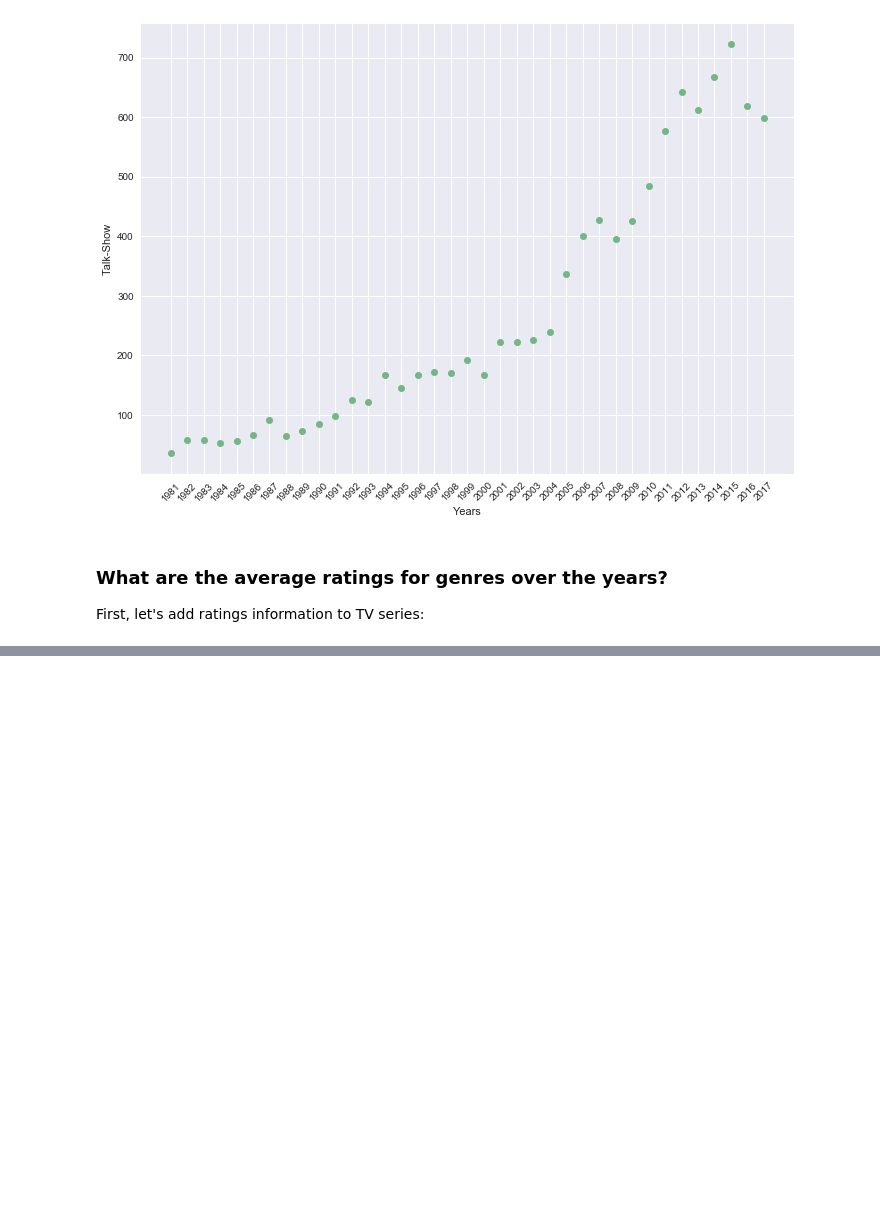
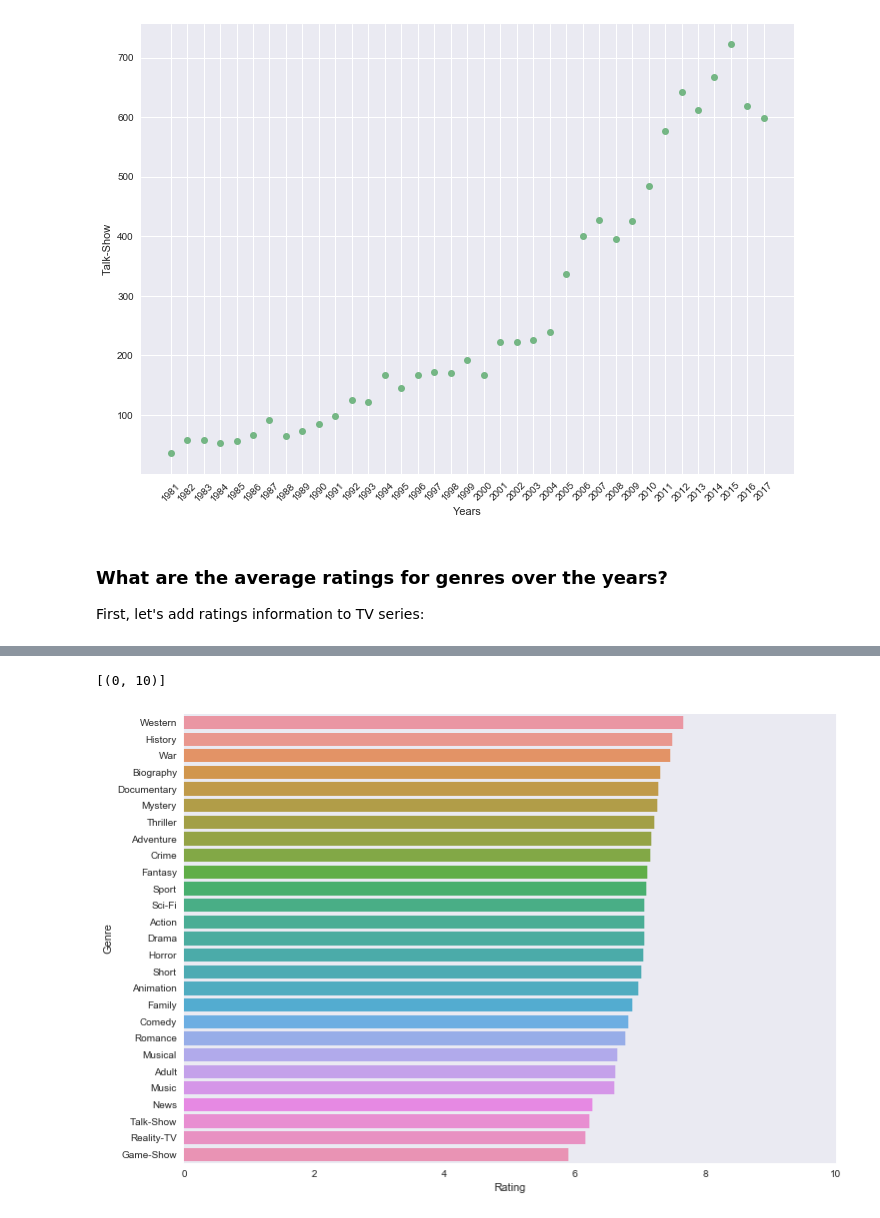
Before and after one commit to shuaibiyy/imdb, a Jupyter notebook: imdb.ipynb, the cells around one changed output, grey strips where cells are left out. Drawn from its saved outputs; the diff is of its cells as text; code cells hidden in the pictures; blank space fills up the shorter version.

```diff
--- a/imdb.ipynb
+++ b/imdb.ipynb
@@ -250,0 +255,18 @@ series_with_ratings.head()
+# %%
+ratings = []
+
+for g in genres:
+  f = series_with_ratings[series_with_ratings.genres.apply(lambda x: g in x)]
+  ratings.append((g, f['averageRating'].mean()))
+# %%
+xs, ys = zip(*ratings)
+
+d = pd.DataFrame(data={'Genre': xs, 'Rating': ys})
+d = d.sort_values(by=['Rating'], ascending=False)
+
+sns.set_style('dark')
+ax = sns.barplot(y='Genre', x='Rating', data=d)
+ax.set(xlim=(0, 10))
+# %% [output]
+[(0, 10)]
+[figure, added]
```
Also changed, not shown: parts of 5 cells of this notebook.
